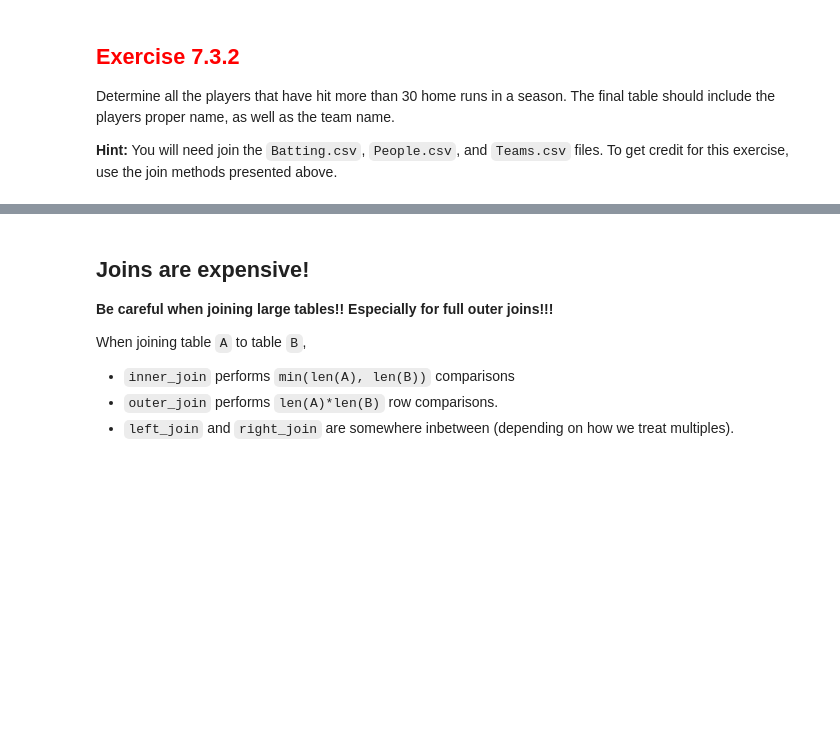
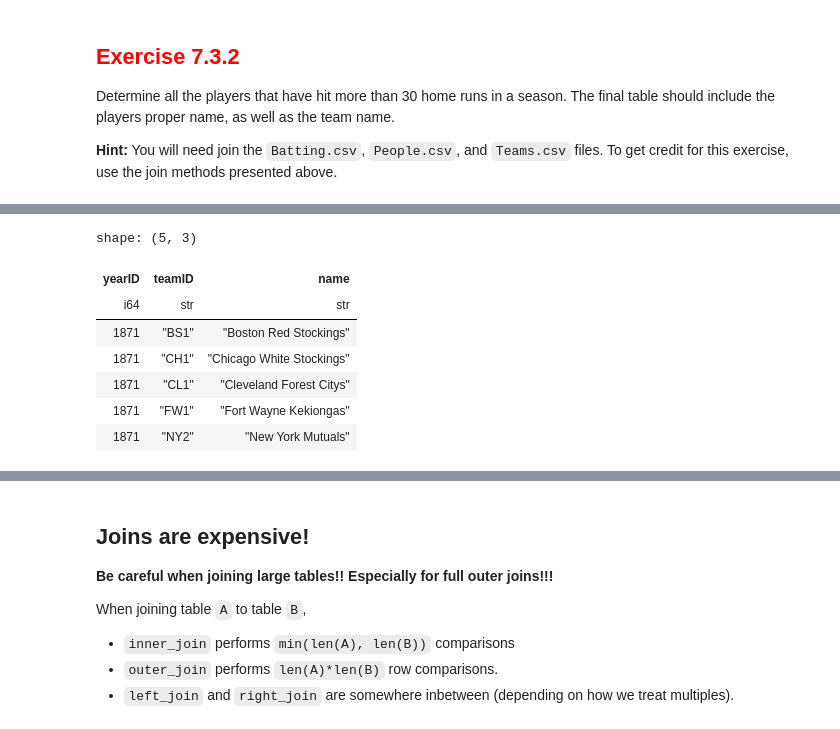
Before and after one commit to wmackedanz/dsci_325_module_7_more_data_management_in_python, a Jupyter notebook: Will - 7_3_joining_tables_in_polars.ipynb, the cells around one changed output, grey strips where cells are left out. Drawn from its saved outputs; the diff is of its cells as text; code cells hidden in the pictures; blank space fills up the shorter version.

```diff
--- a/7_3_joining_tables_in_polars.ipynb
+++ b/Will - 7_3_joining_tables_in_polars.ipynb
@@ -421,0 +467,15 @@ Determine all the players that have hit more than 30 home runs in a season.  The
+# %%
+Teams = pl.read_csv('./sample_data/baseball/core/Teams.csv')
+#Teams.head()
+Teams_Short = (Teams
+              .select(['yearID','teamID','name']))
+Teams_Short.head()
+# %% [output]
+shape: (5, 3)
+| yearID | teamID | name |
+| i64 | str | str |
+| 1871 | "BS1" | "Boston Red Stockings" |
+| 1871 | "CH1" | "Chicago White Stockings" |
+| 1871 | "CL1" | "Cleveland Forest Citys" |
+| 1871 | "FW1" | "Fort Wayne Kekiongas" |
+| 1871 | "NY2" | "New York Mutuals" |
```
Also changed, not shown: parts of 5 cells of this notebook.
